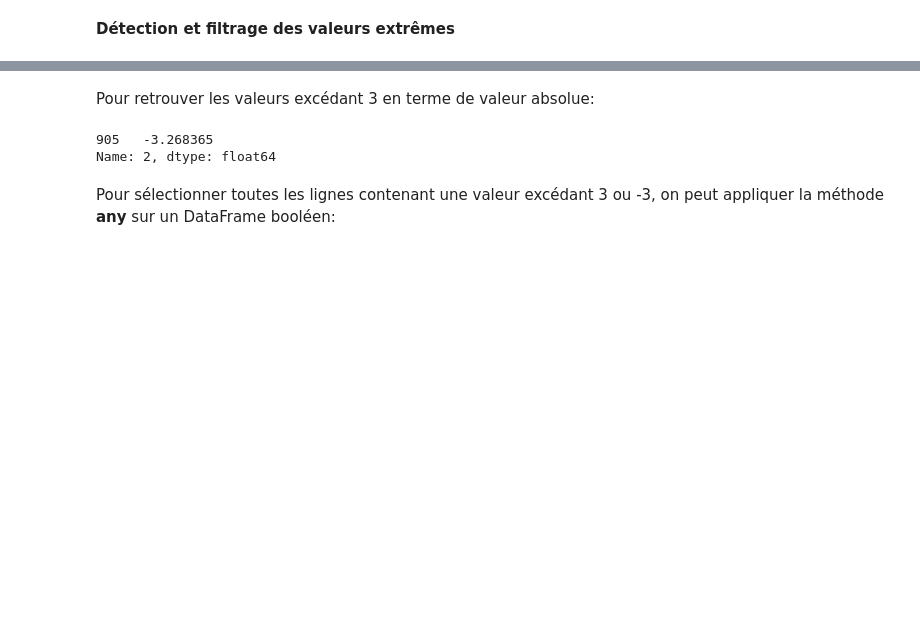
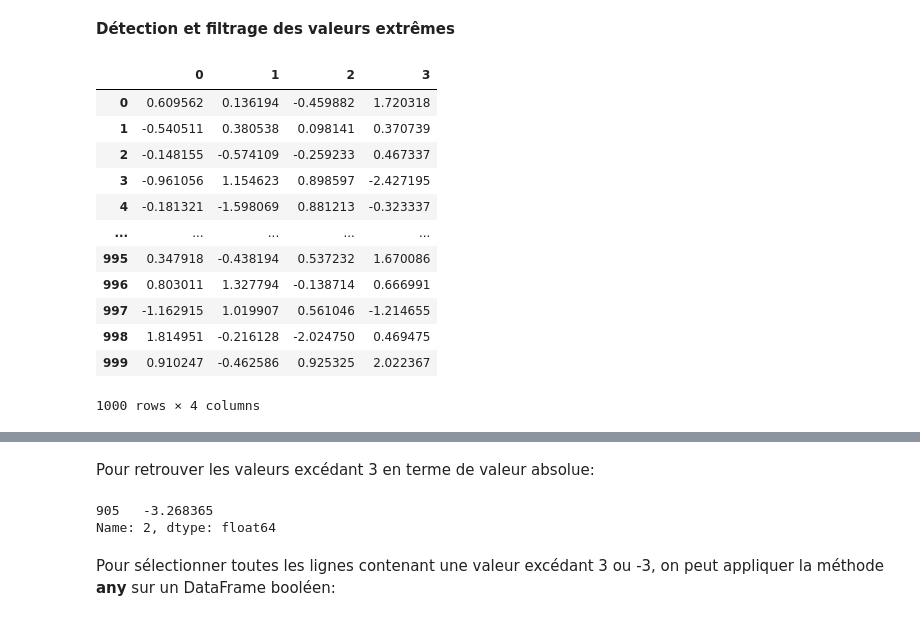
Before and after one commit to yeladlouni/m2i, a Jupyter notebook: pandas/notebooks/cleansing.ipynb, the cells around one changed output, grey strips where cells are left out. Cells and saved outputs as stored; diff of their text form; code cells hidden in the pictures; blank space fills up the shorter version.

```diff
--- a/pandas/notebooks/cleansing.ipynb
+++ b/pandas/notebooks/cleansing.ipynb
@@ -614,6 +731,22 @@ Categories (4, interval[float64]): [(-3.15, -1.32] < (-1.32, -0.042] < (-0.042,
 **Détection et filtrage des valeurs extrêmes**
 # %%
 data = pd.DataFrame(np.random.randn(1000, 4))
+# %%
+data
+# %% [output]
+|  | 0 | 1 | 2 | 3 |
+| 0 | 0.609562 | 0.136194 | -0.459882 | 1.720318 |
+| 1 | -0.540511 | 0.380538 | 0.098141 | 0.370739 |
+| 2 | -0.148155 | -0.574109 | -0.259233 | 0.467337 |
+| 3 | -0.961056 | 1.154623 | 0.898597 | -2.427195 |
+| 4 | -0.181321 | -1.598069 | 0.881213 | -0.323337 |
+| ... | ... | ... | ... | ... |
+| 995 | 0.347918 | -0.438194 | 0.537232 | 1.670086 |
+| 996 | 0.803011 | 1.327794 | -0.138714 | 0.666991 |
+| 997 | -1.162915 | 1.019907 | 0.561046 | -1.214655 |
+| 998 | 1.814951 | -0.216128 | -2.024750 | 0.469475 |
+| 999 | 0.910247 | -0.462586 | 0.925325 | 2.022367 |
+1000 rows × 4 columns
 # %%
 data.describe()
 # %% [output]
```
Also changed, not shown: parts of 26 cells of this notebook, 2 other files.
